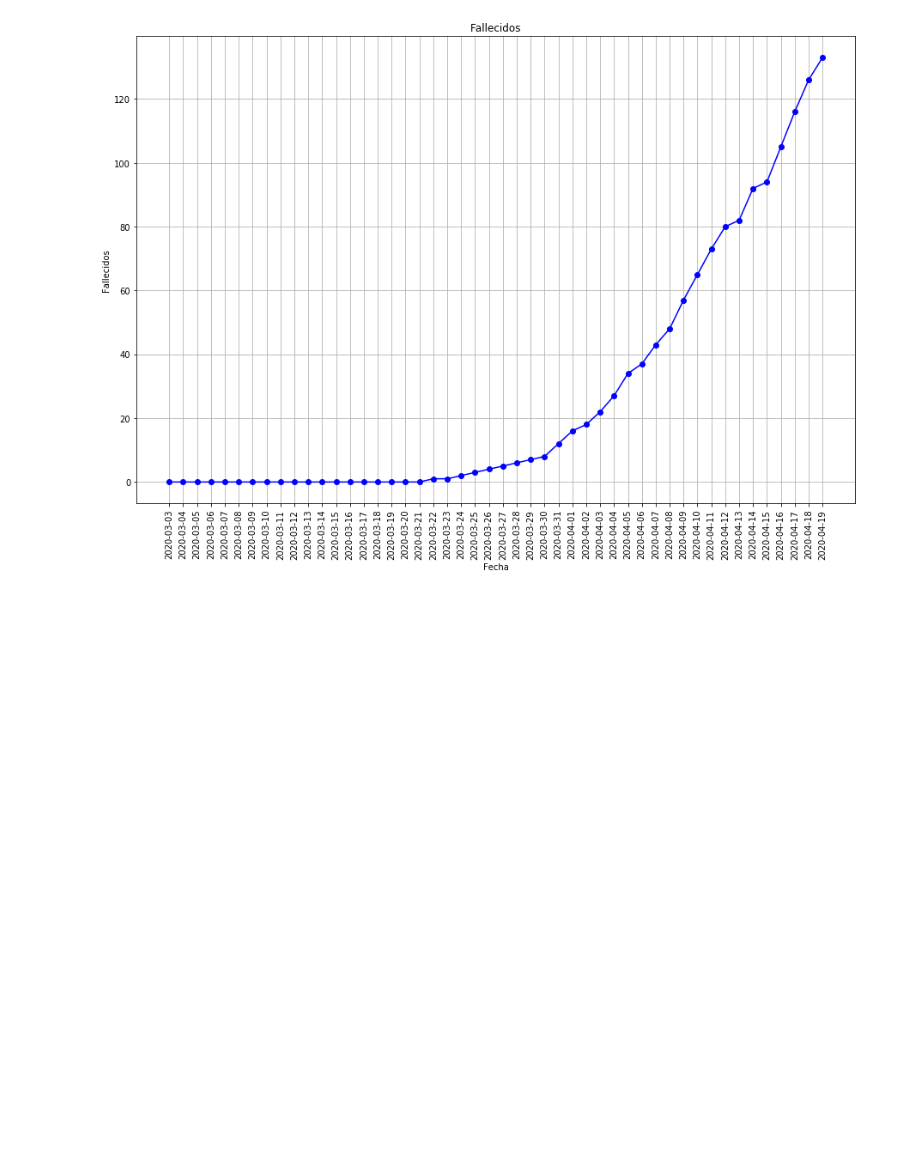
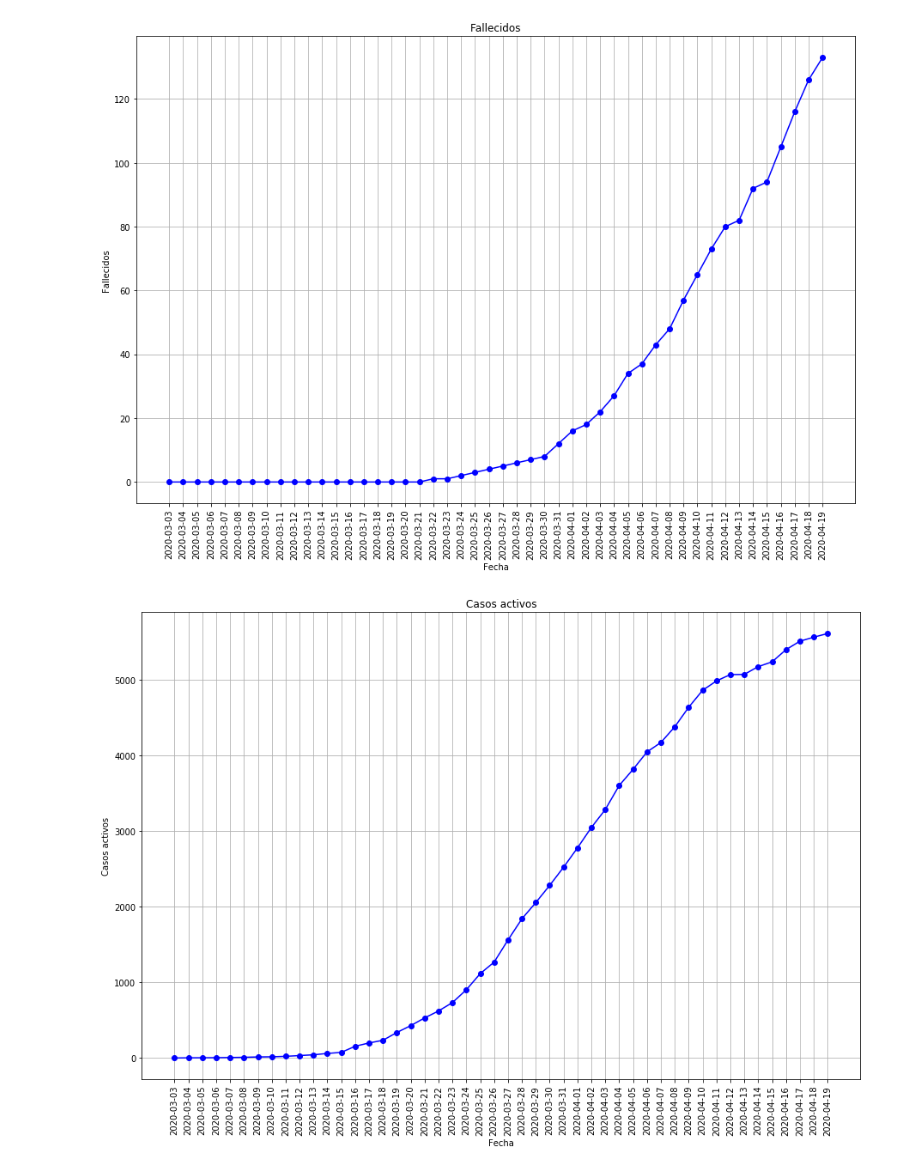
Before and after one commit to patricionicolas/Covid-19-Chile, a Jupyter notebook: Totales Nacionales.ipynb, the cells around one changed output. Cells and saved outputs as stored; diff of their text form; code cells hidden in the pictures; blank space fills up the shorter version.

Commit message:
Fix: Casos totales
Se muestran todos los gráficos de los datos totales.

```diff
--- a/Totales Nacionales.ipynb
+++ b/Totales Nacionales.ipynb
@@ -63,0 +64,4 @@ Casos activos
+# %%
+Graph("Casos activos")
+# %% [output]
+[figure, added]
```
Also changed, not shown: parts of 2 cells of this notebook.
